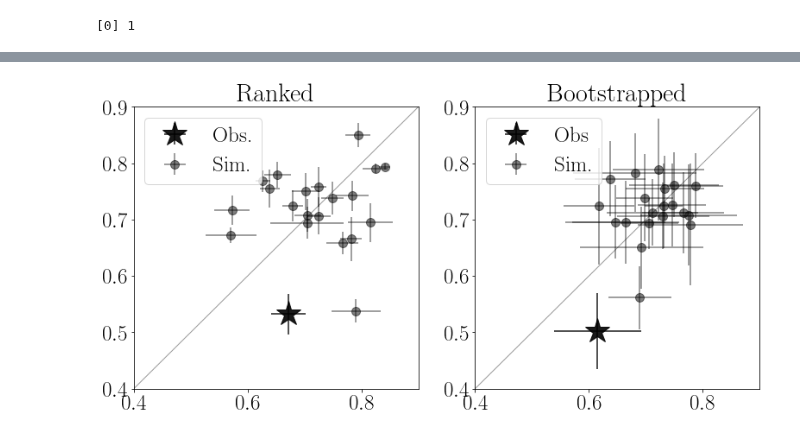
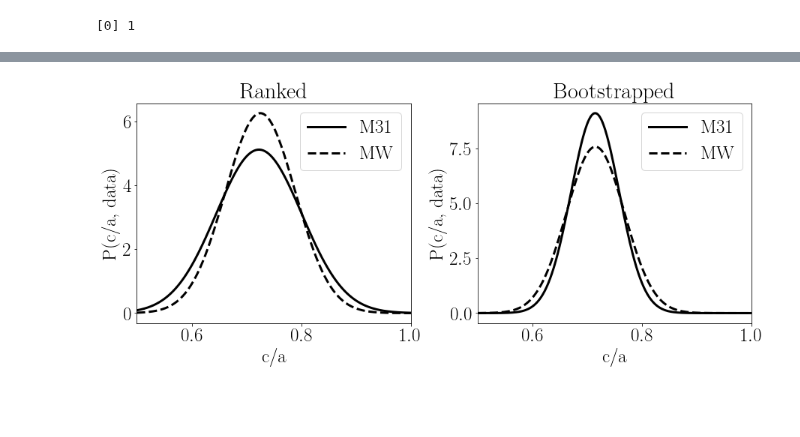
Before and after one commit to astroandes/SatelliteShapeLG, a Jupyter notebook: code/plot.ipynb, the cells around one changed output, grey strips where cells are left out. Cells and saved outputs as stored; diff of their text form; code cells hidden in the pictures; blank space fills up the shorter version.

```diff
--- a/code/plot.ipynb
+++ b/code/plot.ipynb
@@ -88,7 +88,7 @@ def load_experiment(input_path="../data/mstar_selected_summary/vmax_sorted/", fi
             MW_all[field+'_random_sigma'][g] = np.std(b_random)
     return M31_all, MW_all
 # %%
-in_path = "../data/mstar_selected_summary/random_sorted/"
+in_path = "../data/mstar_selected_summary/vmax_random/"
 M31_sim_rand, MW_sim_rand= load_experiment(input_path=in_path, fixed_number=True)
 # %% [output]
 [0, 10, 11, 13, 14, 16, 18, 1, 20, 21, 22, 24, 25, 2, 3, 4, 5, 6, 8, 9] 20
@@ -151,4 +247,4 @@ def comparison_plot(field):
 # %%
-comparison_plot('ca_ratio')
+distribution_plot('ca_ratio')
 # %% [output]
-[figure, old version]
+[figure, new version]
```
Also changed, not shown: parts of 20 cells of this notebook.
